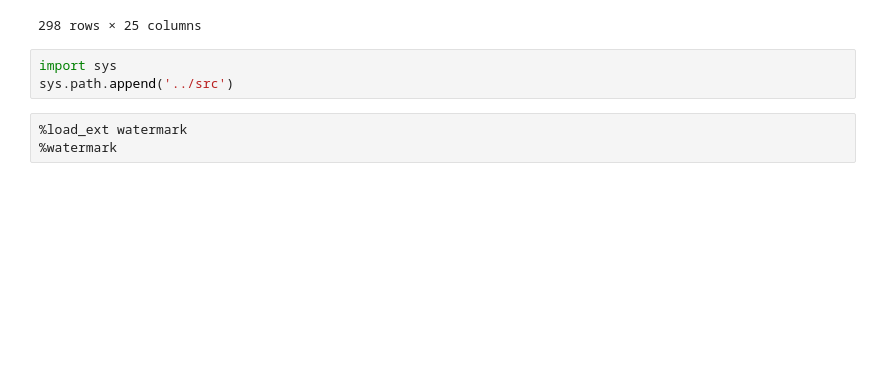
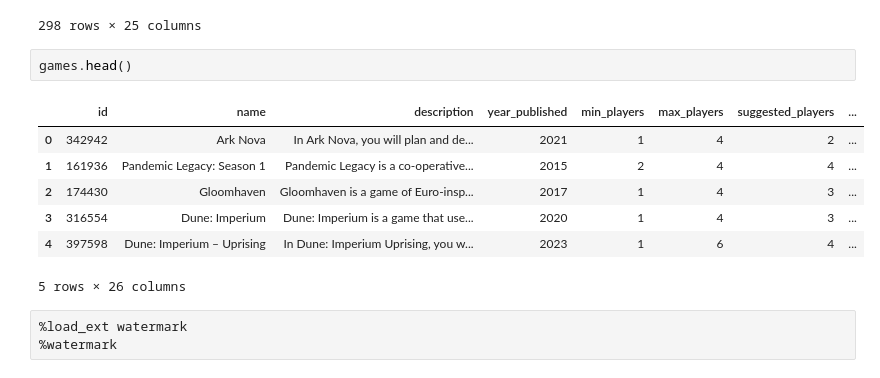
Before and after one commit to minimartzz/bg-reco, a Jupyter notebook: notebooks/model_training.ipynb, the cells around one changed output. Cells and saved outputs as stored; diff of their text form; blank space fills up the shorter version.

```diff
--- a/notebooks/model_training.ipynb
+++ b/notebooks/model_training.ipynb
@@ -120,9 +120,16 @@ pd.DataFrame(response.data)
 | 296 | 307 | f4faa4d09d04 | 2026-04-04T10:41:34.352216+00:00 | 2026-04-04 | 183251 | Karuba | 1.4234 | 40 | ... |
 | 297 | 308 | f4faa4d09d04 | 2026-04-04T10:41:34.352216+00:00 | 2026-04-04 | 183251 | Karuba | 1.4234 | 40 | ... |
 298 rows × 25 columns
-# %%
-import sys
-sys.path.append('../src')
+# %%
+games.head()
+# %% [output]
+|  | id | name | description | year_published | min_players | max_players | suggested_players | ... |
+| 0 | 342942 | Ark Nova | In Ark Nova, you will plan and de... | 2021 | 1 | 4 | 2 | ... |
+| 1 | 161936 | Pandemic Legacy: Season 1 | Pandemic Legacy is a co-operative... | 2015 | 2 | 4 | 4 | ... |
+| 2 | 174430 | Gloomhaven | Gloomhaven is a game of Euro-insp... | 2017 | 1 | 4 | 3 | ... |
+| 3 | 316554 | Dune: Imperium | Dune: Imperium is a game that use... | 2020 | 1 | 4 | 3 | ... |
+| 4 | 397598 | Dune: Imperium – Uprising | In Dune: Imperium Uprising, you w... | 2023 | 1 | 6 | 4 | ... |
+5 rows × 26 columns
 # %%
 %load_ext watermark
 %watermark
```
Also changed, not shown: 3 other files.
